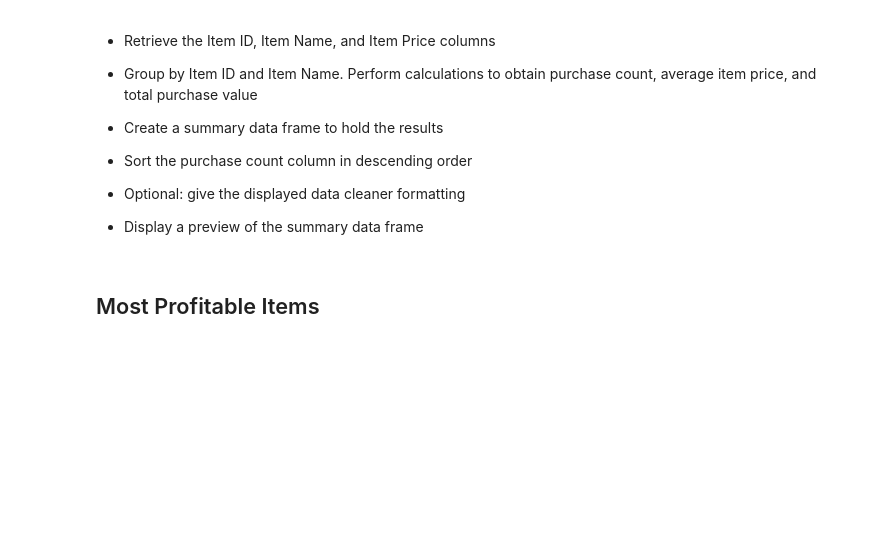
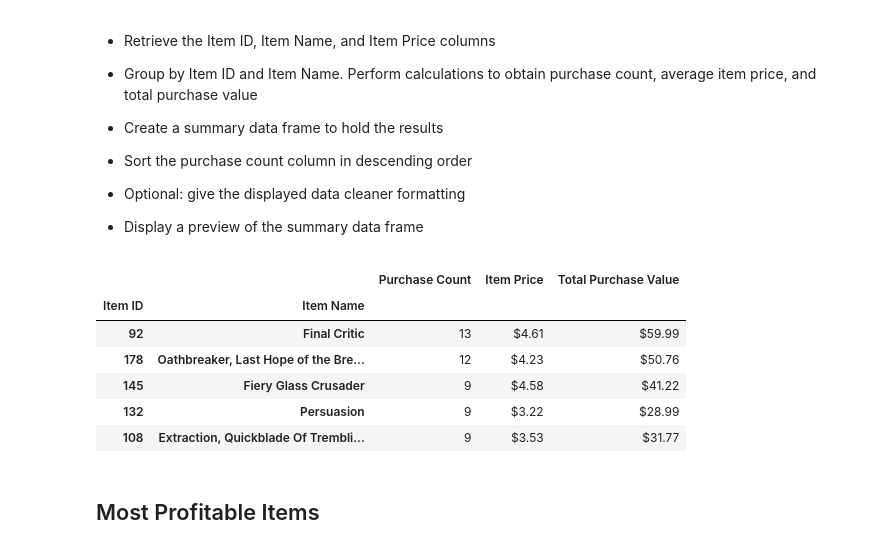
Before and after one commit to safetyh546/pandas-challenge, a Jupyter notebook: HeroesOfPymoli/HeroesOfPymoli_starter.ipynb, the cells around one changed output. Saved outputs shown, nothing was run; the diff lists cells and outputs as text; code cells hidden in the pictures; blank space fills up the shorter version.

```diff
--- a/HeroesOfPymoli/HeroesOfPymoli_starter.ipynb
+++ b/HeroesOfPymoli/HeroesOfPymoli_starter.ipynb
@@ -311,6 +349,42 @@ PurchaseAnalysis
 
 
 * Display a preview of the summary data frame
+# %%
+#Retrieve the Item ID, Item Name, and Item Price columns
+Item= purchase_data[['Item ID','Item Name','Price']]
+Item
+#Group by ItemID/Item Name
+ItemGroup = Item.groupby(["Item ID","Item Name"])
+
+#Build data for summary dataframe
+ItemPurchaseCount = ItemGroup["Item ID"].count()
+ItemTotalPurchaseValue = ItemGroup["Price"].sum()
+ItemPurchasePrice = round(ItemTotalPurchaseValue/ItemPurchaseCount,2)
+
+#Build summary dataframe
+ItemDF= pd.DataFrame({"Purchase Count": ItemPurchaseCount,
+                      "Item Price": ItemPurchasePrice,
+
+                                "Total Purchase Value": ItemTotalPurchaseValue
+                               })
+
+#Sort by total purchase value in descending order
+ItemDF.sort_values(by=['Purchase Count'], inplace=True, ascending=False)
+
+#Format to str to display $ sign for applicable columns
+ItemDF["Item Price"]=ItemDF["Item Price"].map("${:.2f}".format)
+ItemDF["Total Purchase Value"]=ItemDF["Total Purchase Value"].map("${:.2f}".format)
+
+#Display summary Dataframe
+ItemDF.head()
+# %% [output]
+|  |  | Purchase Count | Item Price | Total Purchase Value |
+| Item ID | Item Name |  |  |  |
+| 92 | Final Critic | 13 | $4.61 | $59.99 |
+| 178 | Oathbreaker, Last Hope of the Bre... | 12 | $4.23 | $50.76 |
+| 145 | Fiery Glass Crusader | 9 | $4.58 | $41.22 |
+| 132 | Persuasion | 9 | $3.22 | $28.99 |
+| 108 | Extraction, Quickblade Of Trembli... | 9 | $3.53 | $31.77 |
 # %% [markdown]
 ## Most Profitable Items
 # %% [markdown]
```
Also changed, not shown: parts of 6 cells of this notebook.
